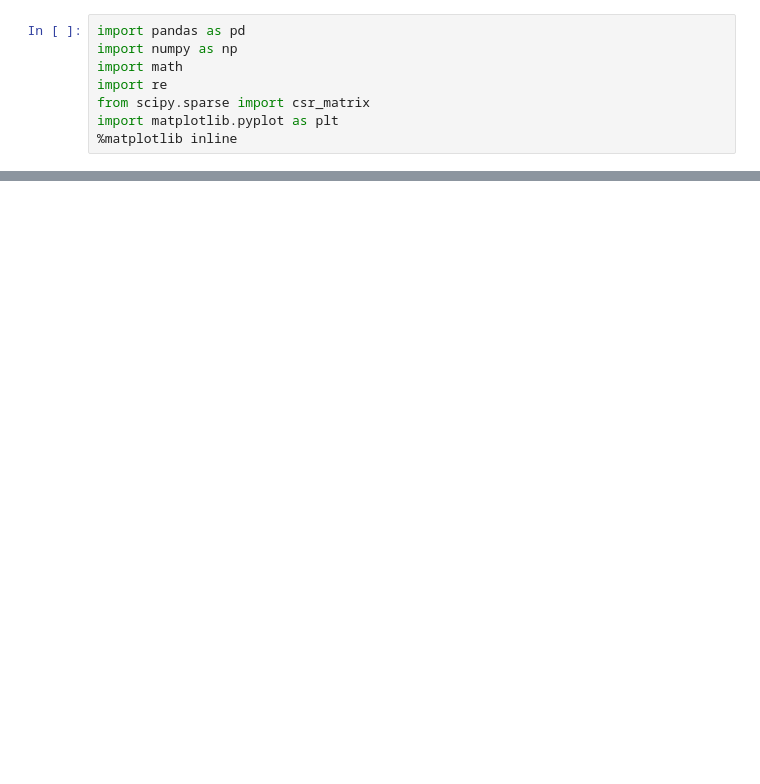
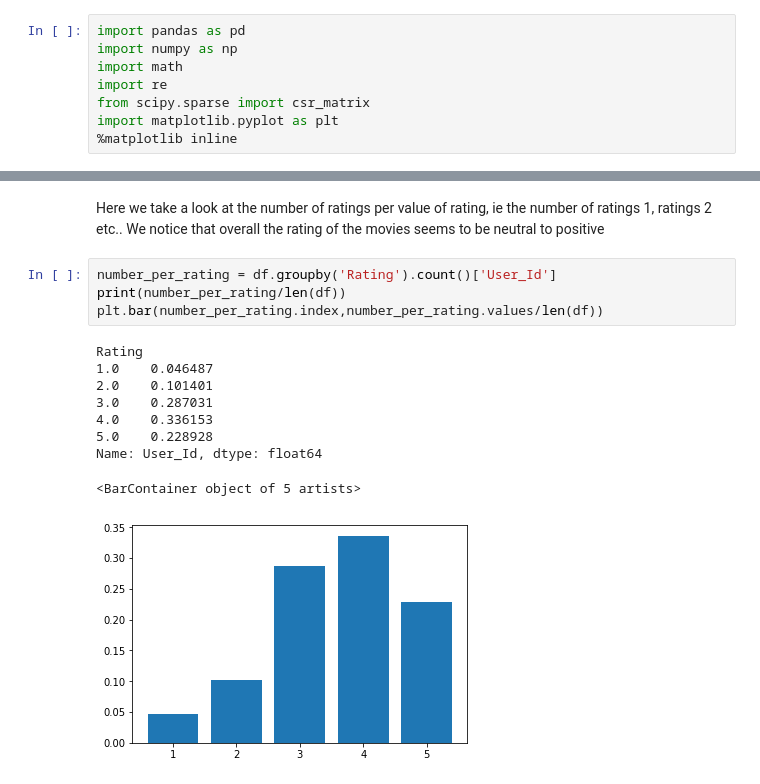
Before and after one commit to Cernewein/ModelBasedMovieRecommendation, a Jupyter notebook: Data exploration.ipynb, the cells around one changed output, grey strips where cells are left out. Saved outputs shown, nothing was run; the diff lists cells and outputs as text; blank space fills up the shorter version.

```diff
--- a/Data exploration.ipynb
+++ b/Data exploration.ipynb
@@ -63,0 +199,17 @@ See the caveats in the documentation: http://pandas.pydata.org/pandas-docs/stabl
+# %% [markdown]
+Here we take a look at the number of ratings per value of rating, ie the number of ratings 1, ratings 2 etc..
+We notice that overall the rating of the movies seems to be neutral to positive
+# %%
+number_per_rating = df.groupby('Rating').count()['User_Id']
+print(number_per_rating/len(df))
+plt.bar(number_per_rating.index,number_per_rating.values/len(df))
+# %% [output]
+Rating
+1.0    0.046487
+2.0    0.101401
+3.0    0.287031
+4.0    0.336153
+5.0    0.228928
+Name: User_Id, dtype: float64
+<BarContainer object of 5 artists>
+[figure, added]
```
Also changed, not shown: parts of 23 cells of this notebook, 1 other file.
